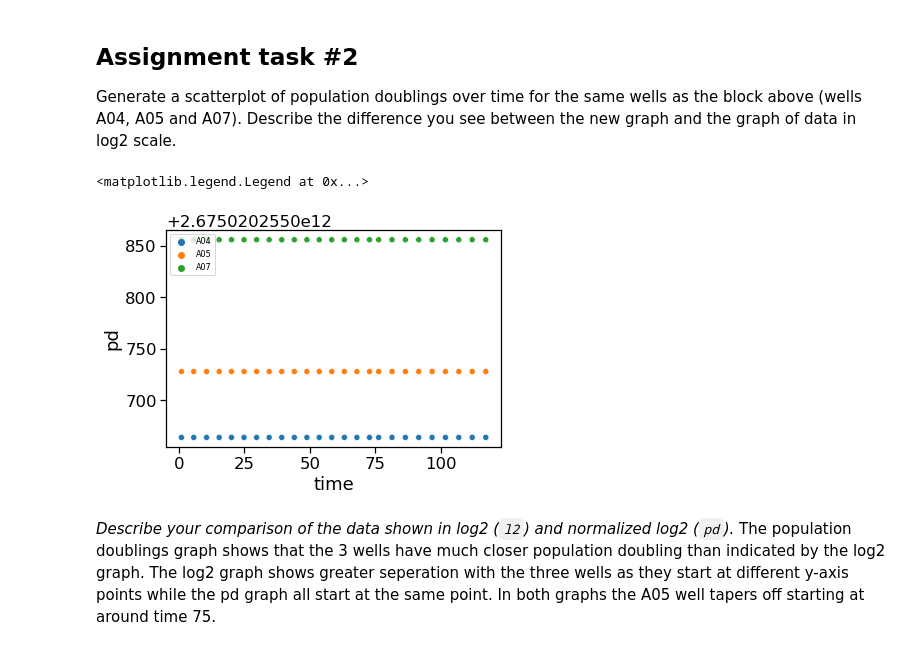
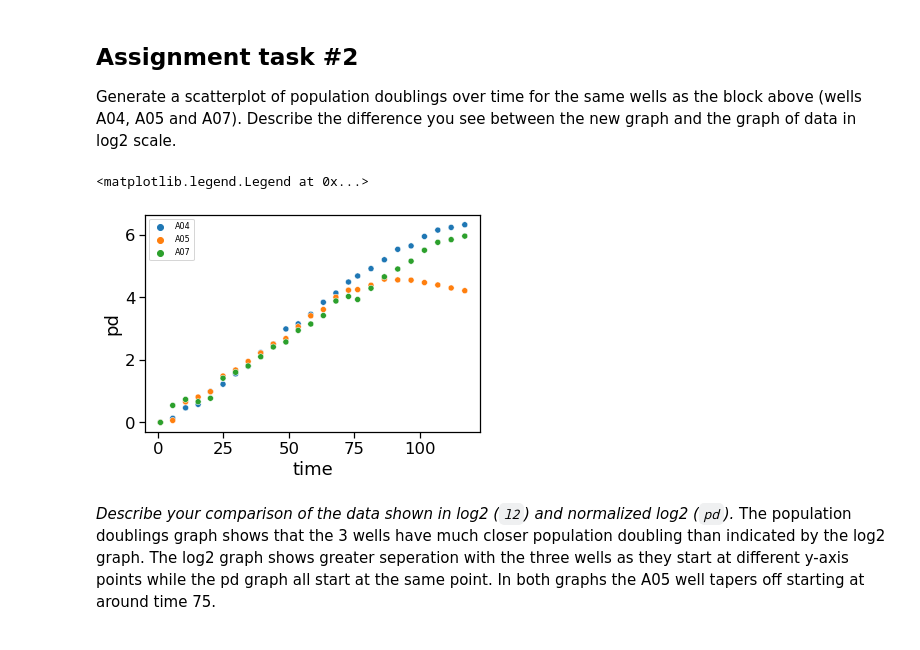
Before and after one commit to VU-CSP/popgrowth_assignment-monica-e-brown, a Jupyter notebook: PopGrowthLecture_assignment_MEB.ipynb, the cells around one changed output. Drawn from its saved outputs; the diff is of its cells as text; code cells hidden in the pictures.

```diff
--- a/PopGrowthLecture_assignment_MEB.ipynb
+++ b/PopGrowthLecture_assignment_MEB.ipynb
@@ -145,7 +145,7 @@ Add values for log2(cell.count) (`l2`) and population doublings (`pd`). Calculat
 d.insert(2,"l2",np.empty_like(d["cell.count"]))
 d.insert(3,"pd",np.empty_like(d["cell.count"]))
 d["l2"] = np.round(np.log2(d["cell.count"]),3) #takes the log of the cell.count and rounds it to 3 decimal places and places the value in the l2 column
-#d["pd"] = flatten_matrix([np.round(d[d["well"]==w]["l2"] - d[d["well"]==w]["l2"].to_list()[0],3) for w in d["well"].unique()])
+d["pd"] = flatten_matrix([np.round(d[d["well"]==w]["l2"] - d[d["well"]==w]["l2"].to_list()[0],3) for w in d["well"].unique()])
 # %%
 d.head()
 # %% [output]
@@ -278,12 +278,12 @@ plt.legend(loc='upper left', fontsize='8')
 ## Assignment task #2
 Generate a scatterplot of population doublings over time for the same wells as the block above (wells A04, A05 and A07). Describe the difference you see between the new graph and the graph of data in log2 scale.
 # %%
-dtp = d[(d["well"] == "A04") | (d["well"] == "A05") | (d["well"] == "A07")]
-sns.scatterplot(data=dtp, x="time", y="pd", hue="well")
+dtp1 = d[(d["well"] == "A04") | (d["well"] == "A05") | (d["well"] == "A07")]
+sns.scatterplot(data=dtp1, x="time", y="pd", hue="well")
 plt.legend(loc='upper left', fontsize='8')
 # %% [output]
 <matplotlib.legend.Legend at 0x...>
-[figure, old version]
+[figure, new version]
 # %% [markdown]
 *Describe your comparison of the data shown in log2 (`l2`) and normalized log2 (`pd`).*
 The population doublings graph shows that the 3 wells have much closer population doubling than indicated by the log2 graph. The log2 graph shows greater seperation with the three wells as they start at different y-axis points while the pd graph all start at the same point. In both graphs the A05 well tapers off starting at around time 75.
```
Also changed, not shown: parts of 6 cells of this notebook.
